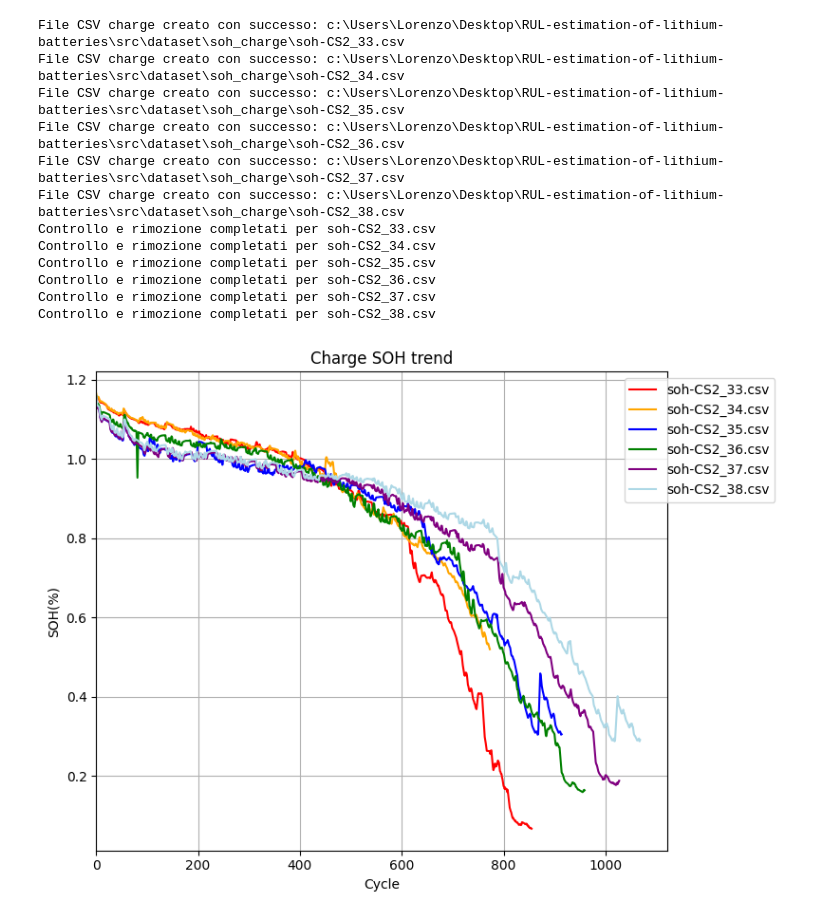
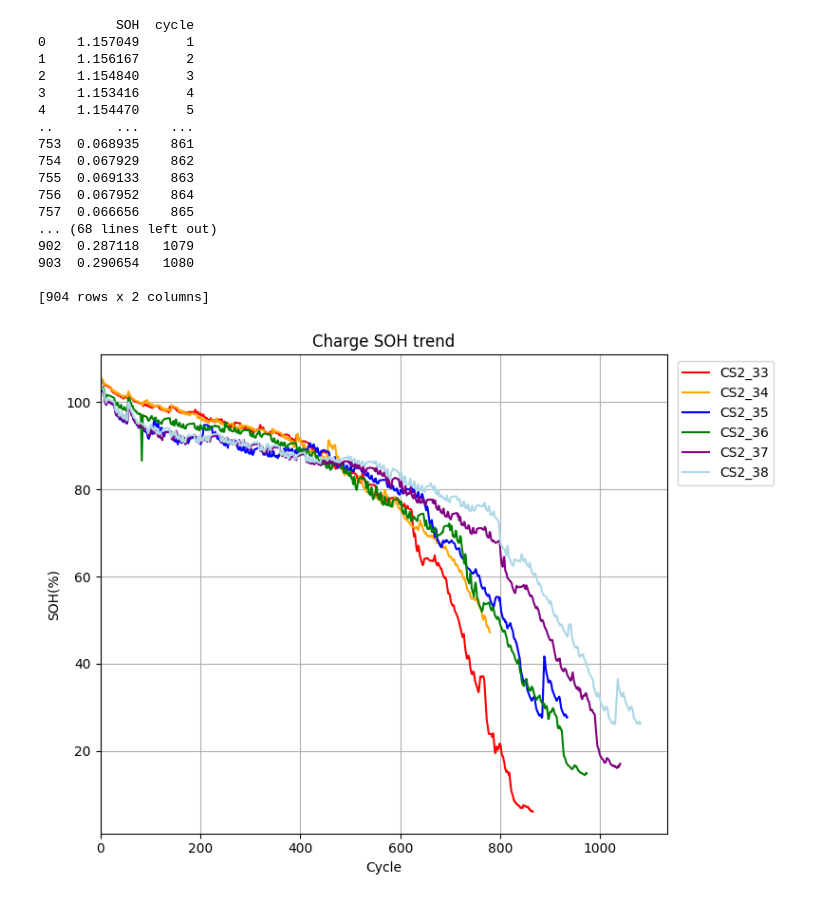
Before and after one commit to LorenzoLongarini/RUL-estimation-of-lithium-batteries, a Jupyter notebook: src/notebook/soh.ipynb, the cells around one changed output. Cells and saved outputs as stored; diff of their text form; code cells hidden in the pictures.

Commit message:
fix soh plots

```diff
--- a/src/notebook/soh.ipynb
+++ b/src/notebook/soh.ipynb
@@ -11,9 +11,6 @@ import numpy as np
 # %%
 ds_root = 'dataset/soh_charge'
 colors = ['red', 'orange', 'blue', 'green', 'purple', 'lightblue']
-# %%
-
-ds_root = 'dataset/cleaned'
 # %%
 import os
 import pandas as pd
@@ -75,7 +72,6 @@ plt_charge.clear()
 # Controllo e rimozione delle righe con valori di SOH che si discostano troppo
 for file_name in file_names:
     file_path = os.path.join(soh_charge_folder, file_name)
-
     df_output = pd.read_csv(file_path)
 
     i = len(df_output['SOH']) - 1
@@ -103,64 +99,54 @@ plt_charge.legend(loc='upper right', bbox_to_anchor=(1.2, 1.))
 
 plt.tight_layout()
 plt.show()
-# %% [output]
-File CSV charge creato con successo: c:\Users\Lorenzo\Desktop\RUL-estimation-of-lithium-batteries\src\dataset\soh_charge\soh-CS2_33.csv
-File CSV charge creato con successo: c:\Users\Lorenzo\Desktop\RUL-estimation-of-lithium-batteries\src\dataset\soh_charge\soh-CS2_34.csv
-File CSV charge creato con successo: c:\Users\Lorenzo\Desktop\RUL-estimation-of-lithium-batteries\src\dataset\soh_charge\soh-CS2_35.csv
-File CSV charge creato con successo: c:\Users\Lorenzo\Desktop\RUL-estimation-of-lithium-batteries\src\dataset\soh_charge\soh-CS2_36.csv
-File CSV charge creato con successo: c:\Users\Lorenzo\Desktop\RUL-estimation-of-lithium-batteries\src\dataset\soh_charge\soh-CS2_37.csv
-File CSV charge creato con successo: c:\Users\Lorenzo\Desktop\RUL-estimation-of-lithium-batteries\src\dataset\soh_charge\soh-CS2_38.csv
-Controllo e rimozione completati per soh-CS2_33.csv
-Controllo e rimozione completati per soh-CS2_34.csv
-Controllo e rimozione completati per soh-CS2_35.csv
-Controllo e rimozione completati per soh-CS2_36.csv
-Controllo e rimozione completati per soh-CS2_37.csv
-Controllo e rimozione completati per soh-CS2_38.csv
-[figure, removed]
 # %%
 
 plt.figure(figsize=(8, 6))
 plt_charge = plt.subplot(1, 1, 1)
 
 file_names = []
 
-
+# Controllo e rimozione delle righe con valori di SOH che si discostano troppo
 for file_name in os.listdir(ds_root):
+    curr_path = f'{ds_root}/{file_name}'
     if file_name.startswith('soh'):
-        curr_path = f'{ds_root}/{file_name}'
-
         df_output = pd.read_csv(curr_path)
+        print(df_output)
+        valori_percentuali = (df_output['SOH'] / 1.1) * 100
+        color = colors[len(plt_charge.lines) % len(colors)]
         cs2x_part = curr_path.split('-')[1].split('.csv')[0]
 
-        valori_percentuali = (df_output['SOH'] / 1.1) * 100
-        color = colors[len(plt_charge.lines) % len(colors)]
-
-        plt_charge.plot(valori_percentuali, label=f'{cs2x_part}', linestyle='-', color=color)
-        file_names.append(f'soh-{cs2x_part}.csv')
-
-# Pulisci il plot prima di tracciare i nuovi dati
-plt_charge.clear()
-
-# Controllo e rimozione delle righe con valori di SOH che si discostano troppo
-for file_name in file_names:
-
-    df_output = pd.read_csv(f'{ds_root}/{file_name}')
-
-    valori_percentuali = (df_output['SOH'] / 1.1) * 100
-    color = colors[len(plt_charge.lines) % len(colors)]
-
-    plt_charge.plot(valori_percentuali, label=f'{file_name}', linestyle='-', color=color)
+        plt_charge.plot(df_output['cycle'],valori_percentuali,  label=f'{cs2x_part}', linestyle='-', color=color)
 
 plt_charge.set_title('Charge SOH trend')
 plt_charge.set_xlabel('Cycle')
 plt_charge.set_ylabel('SOH(%)')
 
 plt.xlim(left=0)
 plt_charge.grid(True)
 plt_charge.legend(loc='upper right', bbox_to_anchor=(1.2, 1.))
 
 plt.tight_layout()
 plt.show()
+# %% [output]
+          SOH  cycle
+0    1.157049      1
+1    1.156167      2
+2    1.154840      3
+3    1.153416      4
+4    1.154470      5
+..        ...    ...
+753  0.068935    861
+754  0.067929    862
+755  0.069133    863
+756  0.067952    864
+757  0.066656    865
+... (68 lines left out)
+902  0.287118   1079
+903  0.290654   1080
+
+[904 rows x 2 columns]
+[figure, added]
 # %%
 import os
 import pandas as pd
```
Also changed, not shown: 2 other files.
